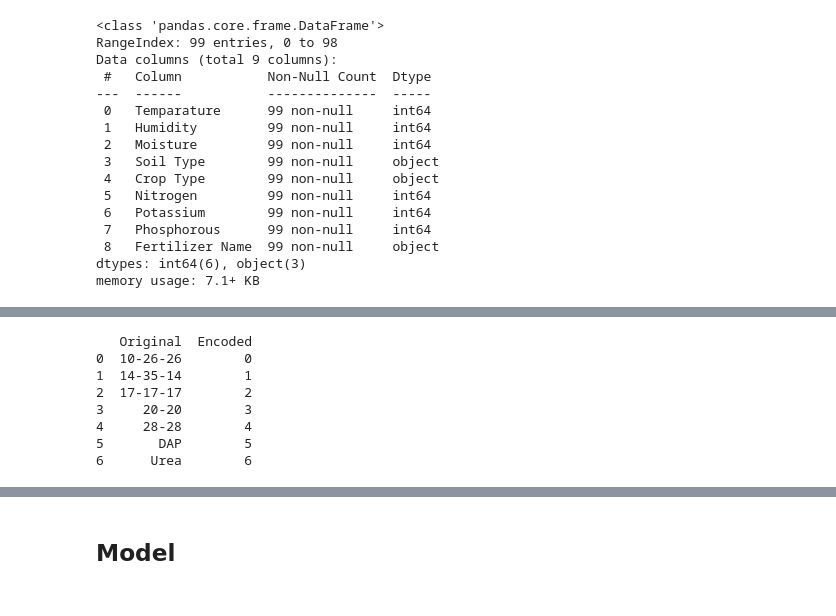
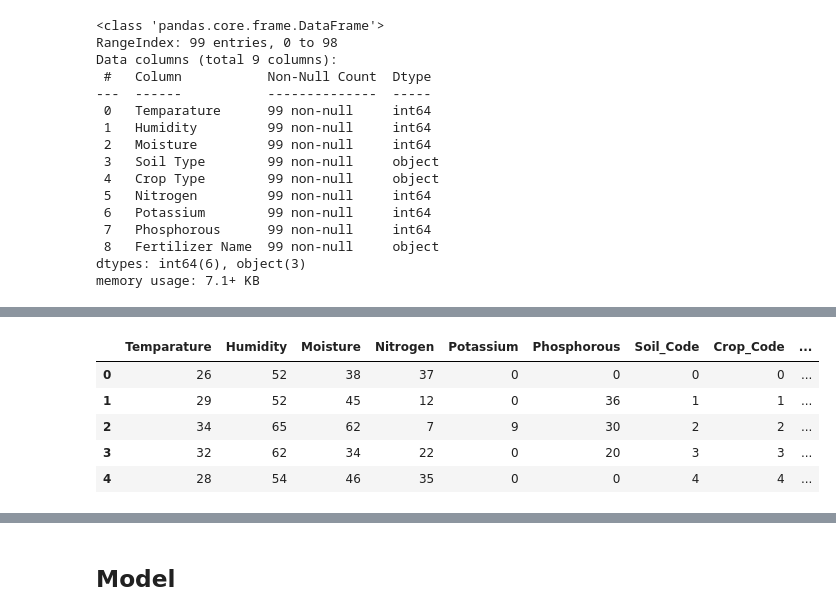
Before and after one commit to ugly-custard/GIS-farm-planner, a Jupyter notebook: server/fertilizerDetection/fertilizer.ipynb, the cells around one changed output, grey strips where cells are left out. Cells and saved outputs as stored; diff of their text form; code cells hidden in the pictures.

```diff
--- a/server/fertilizerDetection/fertilizer.ipynb
+++ b/server/fertilizerDetection/fertilizer.ipynb
@@ -156,11 +127,23 @@ make_label_encoder('Crop Type','Crop_Code')
-# %%
-make_label_encoder('Fertilizer Name','Fertilizer_Code')
-# %% [output]
-   Original  Encoded
-0  10-26-26        0
-1  14-35-14        1
-2  17-17-17        2
-3     20-20        3
-4     28-28        4
-5       DAP        5
-6      Urea        6
+# %%
+a = [x for x in range(100)]
+labels = [
+    dict(zip(data["Soil Type"].unique(), a)),
+    dict(zip(data["Crop Type"].unique(), a)),
+    dict(zip(data["Fertilizer Name"].unique(), a))
+]
+
+data["Soil_Code"] = data["Soil Type"].map(labels[0])
+data["Crop_Code"] = data["Crop Type"].map(labels[1])
+data["Fertilizer_Code"] = data["Fertilizer Name"].map(labels[2])
+data.drop(["Soil Type"], axis=1, inplace=True)
+data.drop(["Crop Type"], axis=1, inplace=True)
+data.drop(["Fertilizer Name"], axis=1, inplace=True)
+
+data.head()
+# %% [output]
+|  | Temparature | Humidity | Moisture | Nitrogen | Potassium | Phosphorous | Soil_Code | Crop_Code | ... |
+| 0 | 26 | 52 | 38 | 37 | 0 | 0 | 0 | 0 | ... |
+| 1 | 29 | 52 | 45 | 12 | 0 | 36 | 1 | 1 | ... |
+| 2 | 34 | 65 | 62 | 7 | 9 | 30 | 2 | 2 | ... |
+| 3 | 32 | 62 | 34 | 22 | 0 | 20 | 3 | 3 | ... |
+| 4 | 28 | 54 | 46 | 35 | 0 | 0 | 4 | 4 | ... |
```
Also changed, not shown: parts of 24 cells of this notebook, 10 other files.
